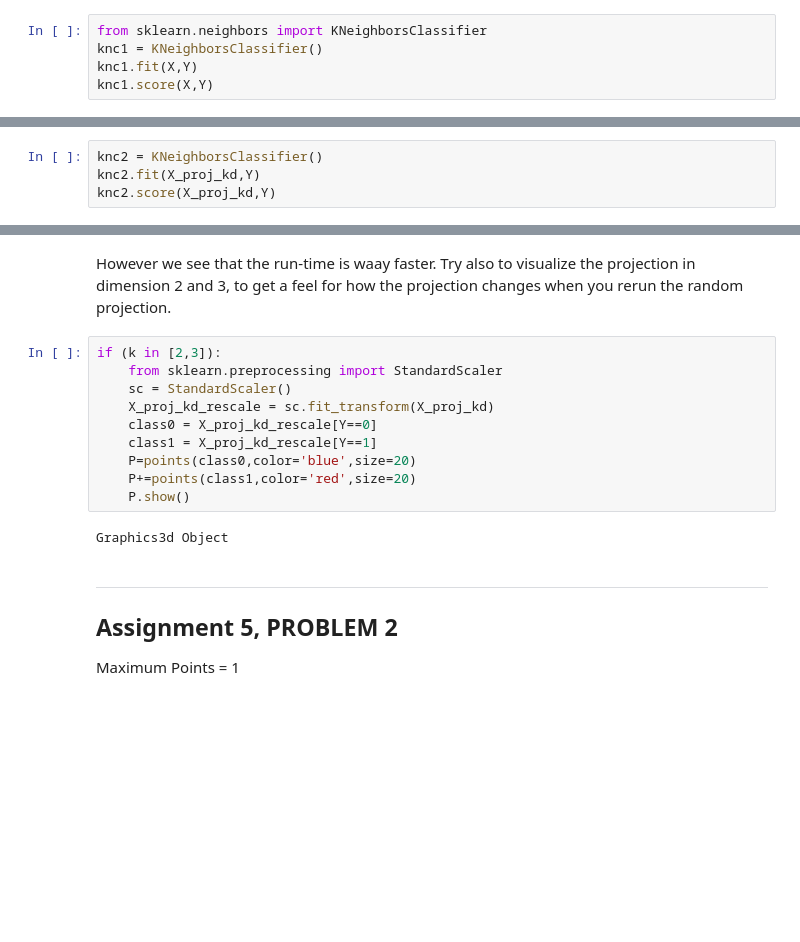
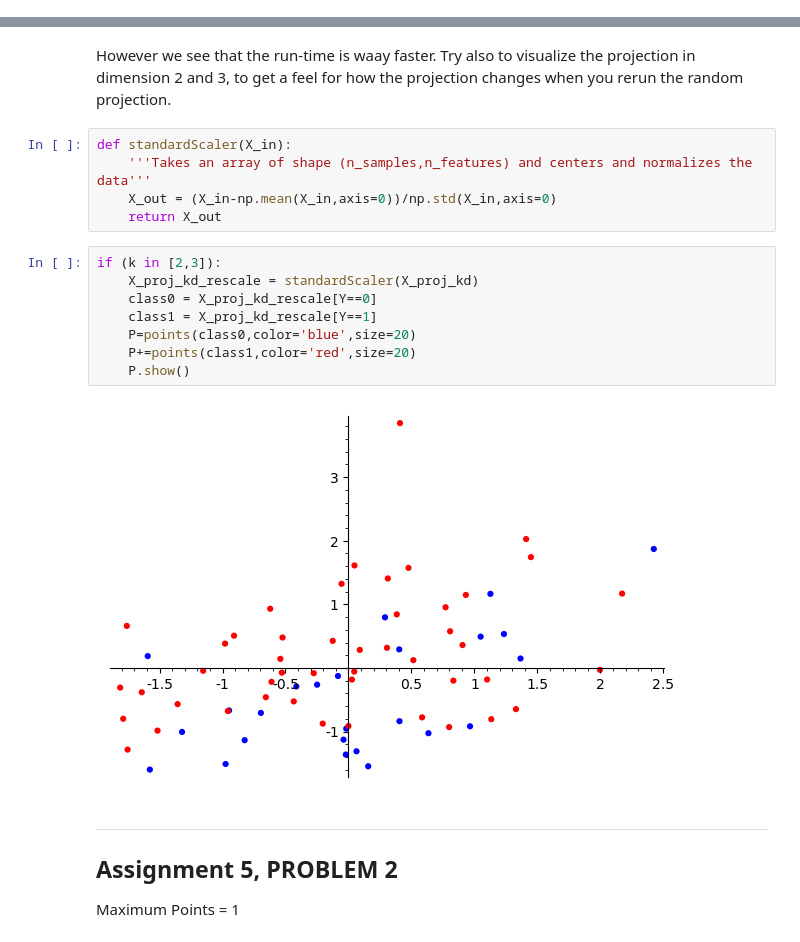
Before and after one commit to datascience-intro/1MS041-2020, a Jupyter notebook: lectures/16.ipynb, the cells around one changed output, grey strips where cells are left out. Cells and saved outputs as stored; diff of their text form; blank space fills up the shorter version.

```diff
--- a/lectures/16.ipynb
+++ b/lectures/16.ipynb
@@ -532,8 +539,3 @@ Y = np.array(labels)
 X.shape
 # %% [output]
 (72, 7129)
-# %%
-from sklearn.neighbors import KNeighborsClassifier
-knc1 = KNeighborsClassifier()
-knc1.fit(X,Y)
-knc1.score(X,Y)
@@ -552,7 +611,3 @@ Lets now project this to a smaller dimensional space, try different values and r
 # %%
 k = 3
 X_proj_kd = random_projection(X,X.shape[1],k)
-# %%
-knc2 = KNeighborsClassifier()
-knc2.fit(X_proj_kd,Y)
-knc2.score(X_proj_kd,Y)
@@ -569,17 +626,20 @@ knc2.score(X_proj_kd,Y)
 # %% [markdown]
 However we see that the run-time is waay faster. Try also to visualize the projection in dimension 2 and 3, to get a feel for how the projection changes when you rerun the random projection.
+# %%
+def standardScaler(X_in):
+    '''Takes an array of shape (n_samples,n_features) and centers and normalizes the data'''
+    X_out = (X_in-np.mean(X_in,axis=0))/np.std(X_in,axis=0)
+    return X_out
 # %%
 if (k in [2,3]):
-    from sklearn.preprocessing import StandardScaler
-    sc = StandardScaler()
-    X_proj_kd_rescale = sc.fit_transform(X_proj_kd)
+    X_proj_kd_rescale = standardScaler(X_proj_kd)
     class0 = X_proj_kd_rescale[Y==0]
     class1 = X_proj_kd_rescale[Y==1]
     P=points(class0,color='blue',size=20)
     P+=points(class1,color='red',size=20)
     P.show()
 # %% [output]
-Graphics3d Object
+[figure, added]
 # %% [markdown]
 ---
 ## Assignment 5, PROBLEM 2
```
Also changed, not shown: parts of 26 cells of this notebook, 13 other files.
